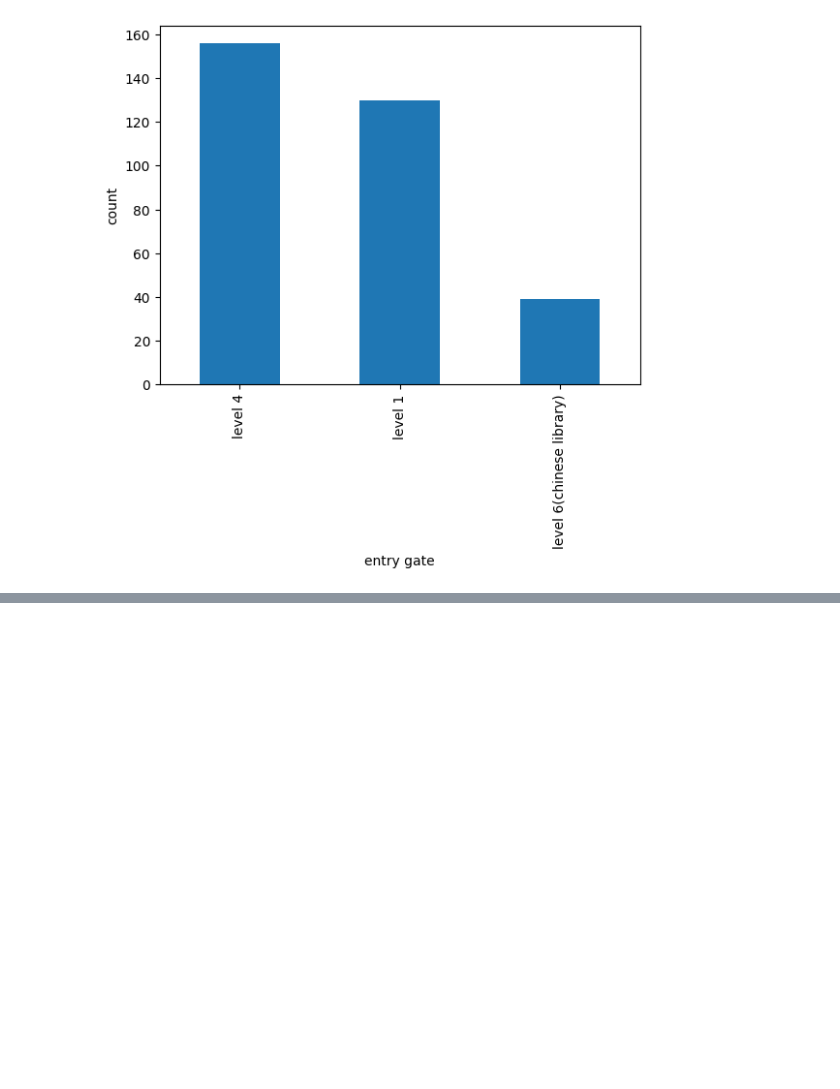
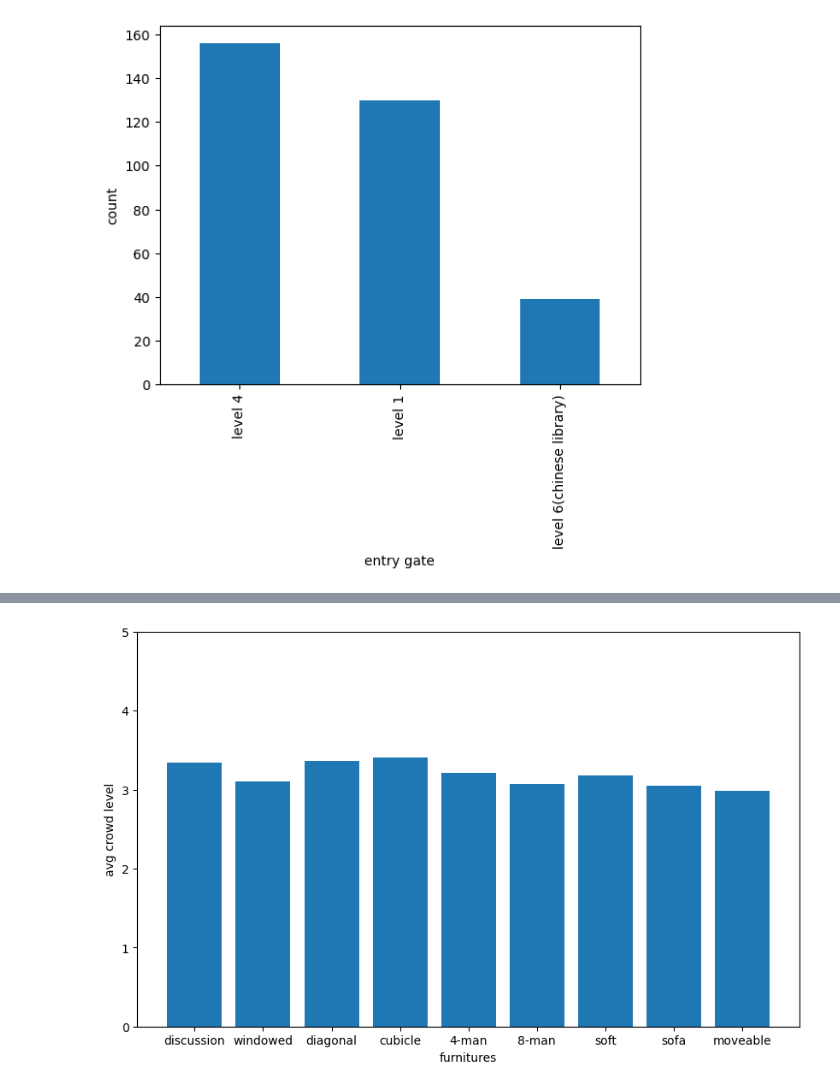
Before and after one commit to chriskbs/DSA3101, a Jupyter notebook: notebooks/survey_trend.ipynb, the cells around one changed output, grey strips where cells are left out. Drawn from its saved outputs; the diff is of its cells as text; code cells hidden in the pictures; blank space fills up the shorter version.

```diff
--- a/notebooks/survey_trend.ipynb
+++ b/notebooks/survey_trend.ipynb
@@ -92,0 +148,12 @@ plt.show()
+# %%
+## avg crowd lvl rate across diff furnitures
+crowd_avg = crowd_lvl_rate_cols.mean()
+
+plt.figure(figsize=(10, 6))
+plt.bar(furnitures,crowd_avg)
+plt.xlabel('furnitures')
+plt.ylabel('avg crowd level')
+plt.ylim(0,5)
+plt.show()
+# %% [output]
+[figure, added]
```
Also changed, not shown: parts of 19 cells of this notebook.
